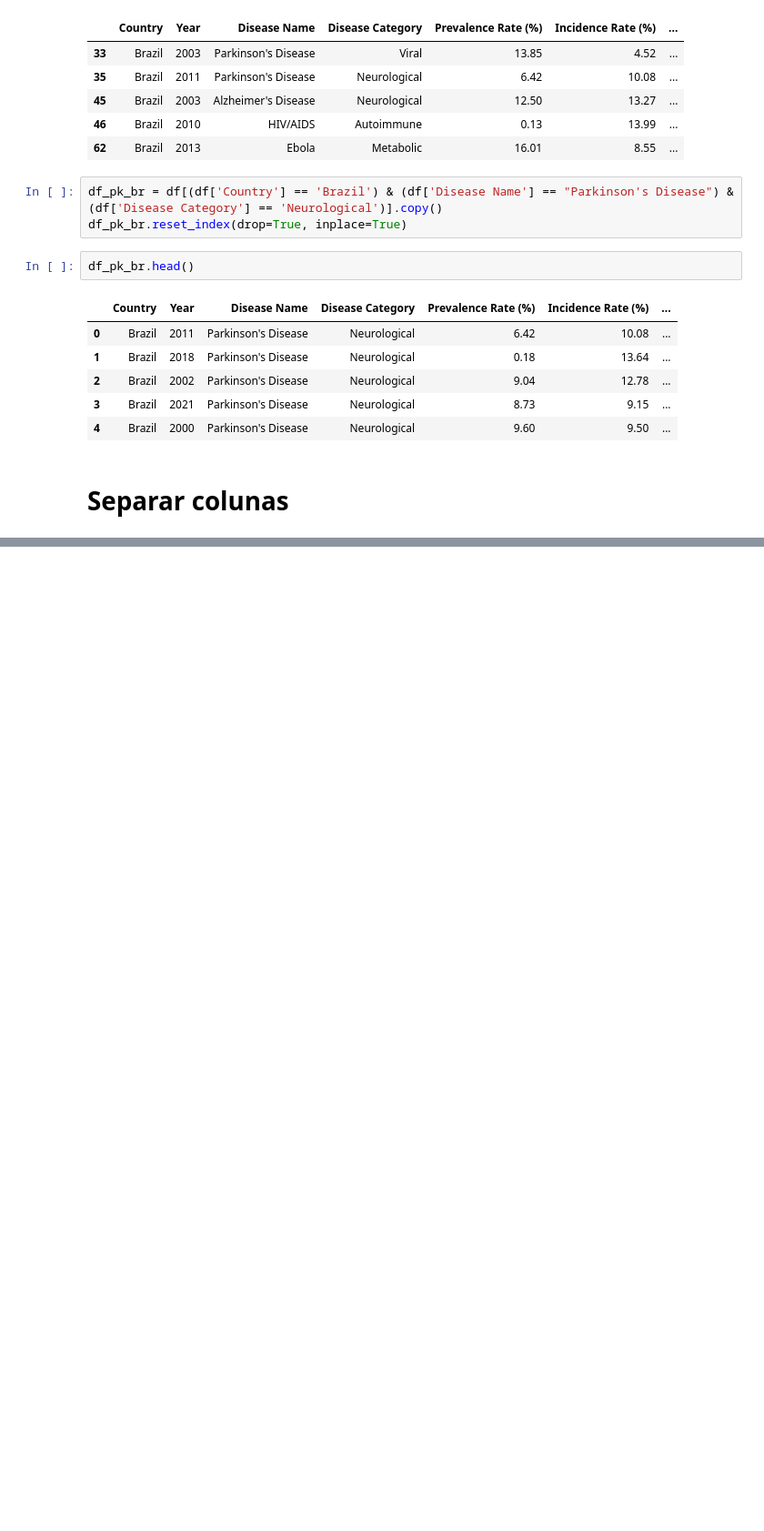
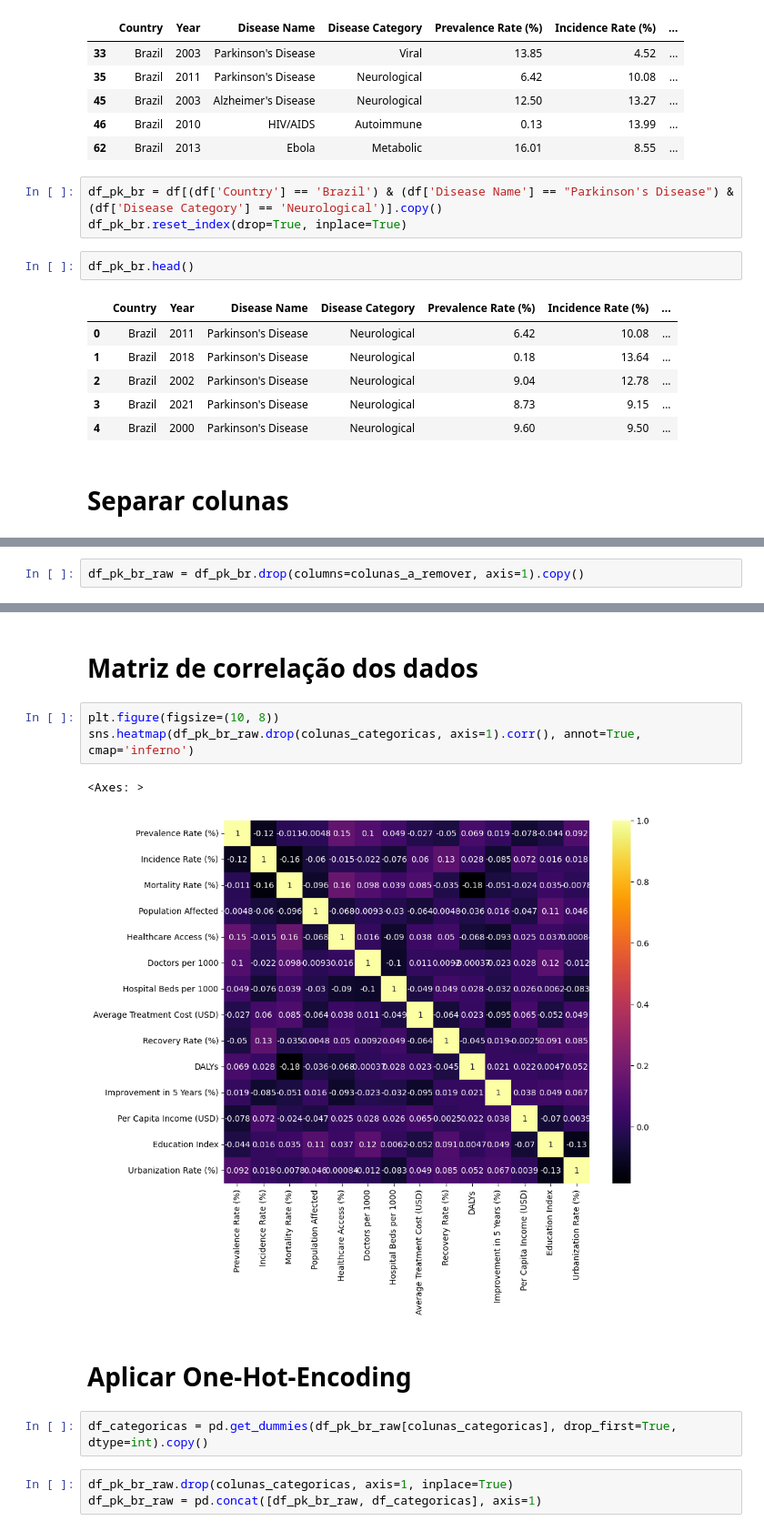
Before and after one commit to thiago2608santana/trees-ensembles, a Jupyter notebook: global_health_statistics.ipynb, the cells around one changed output, grey strips where cells are left out. Shown at 91% size. Drawn from its saved outputs; the diff is of its cells as text; blank space fills up the shorter version.

Commit message:
Inclusao de pre-processamento dos dados e ajuste de modelos de machine learning

```diff
--- a/global_health_statistics.ipynb
+++ b/global_health_statistics.ipynb
@@ -80,0 +91,2 @@ colunas_alvo = 'Mortality Rate (%)'
+# %%
+df_pk_br_raw = df_pk_br.drop(columns=colunas_a_remover, axis=1).copy()
@@ -80,0 +104,15 @@ colunas_alvo = 'Mortality Rate (%)'
+# %% [markdown]
+# Matriz de correlação dos dados
+# %%
+plt.figure(figsize=(10, 8))
+sns.heatmap(df_pk_br_raw.drop(colunas_categoricas, axis=1).corr(), annot=True, cmap='inferno')
+# %% [output]
+<Axes: >
+[figure, added]
+# %% [markdown]
+# Aplicar One-Hot-Encoding
+# %%
+df_categoricas = pd.get_dummies(df_pk_br_raw[colunas_categoricas], drop_first=True, dtype=int).copy()
+# %%
+df_pk_br_raw.drop(colunas_categoricas, axis=1, inplace=True)
+df_pk_br_raw = pd.concat([df_pk_br_raw, df_categoricas], axis=1)
```
Also changed, not shown: parts of 24 cells of this notebook.
